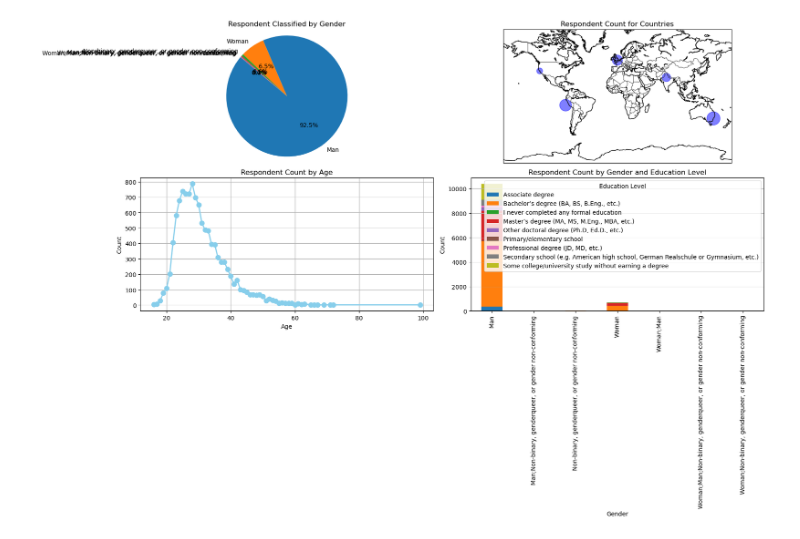
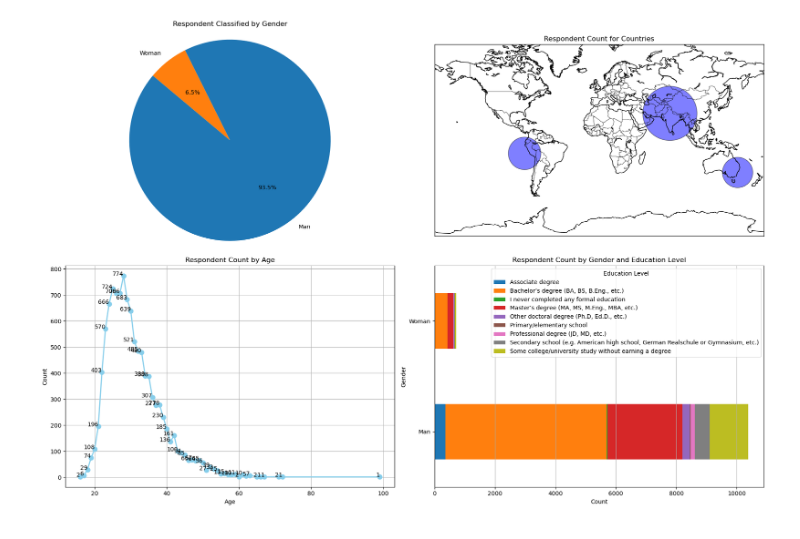
Before and after one commit to PedroGuille/python_exam, a Jupyter notebook: examen.ipynb, the cells around one changed output. Cells and saved outputs as stored; diff of their text form; code cells hidden in the pictures.

```diff
--- a/examen.ipynb
+++ b/examen.ipynb
@@ -122,14 +160,39 @@ plt.show()
 # %%
+import pandas as pd
+import matplotlib.pyplot as plt
+import numpy as np
+from mpl_toolkits.basemap import Basemap
+
+# Load your data
+demographics_file = 'm5_survey_data_demographics.csv'
+df_demographics = pd.read_csv(demographics_file)
+
+# Filter data to include only 'Man' and 'Woman'
+df_demographics = df_demographics[df_demographics['Gender'].isin(['Man', 'Woman'])]
 
 # Panel 1: Respondent classified by Gender (Pie chart)
 gender_counts = df_demographics['Gender'].value_counts()
 
 # Panel 2: Respondent Count for Countries (Map chart)
-# Example data for illustration purposes
-countries = ['USA', 'India', 'UK', 'Brazil', 'Australia']
-sizes = [100, 200, 300, 400, 500]
-lats = [37.77, 28.61, 51.51, -14.24, -33.87]
-lons = [-122.42, 77.21, -0.13, -81.63, 151.21]
+# Extract country counts and their corresponding coordinates
+country_counts = df_demographics['Country'].value_counts()
+# Provide latitude and longitude for each country
+country_coords = {
+    'USA': (37.77, -122.42),
+    'India': (28.61, 77.21),
+    'UK': (51.51, -0.13),
+    'Brazil': (-14.24, -81.63),
+    'Australia': (-33.87, 151.21)
+}
+
+# Get latitude, longitude, and size for the map
+lats, lons, sizes = [], [], []
+for country, count in country_counts.items():
+    if country in country_coords:
+        lat, lon = country_coords[country]
+        lats.append(lat)
+        lons.append(lon)
+        sizes.append(count * 10)  # Scale size for better visualization
 
 # Panel 3: Respondent Count by Age (Line chart)
 age_counts = df_demographics['Age'].value_counts().sort_index()
@@ -140,36 +203,39 @@ gender_edu_counts = df_demographics.groupby(['Gender', 'EdLevel']).size().unstac
 # Create a 2x2 subplot layout
 fig, axs = plt.subplots(2, 2, figsize=(18, 12))
 
 # Panel 1: Respondent classified by Gender (Pie chart)
 axs[0, 0].pie(gender_counts, labels=gender_counts.index, autopct='%1.1f%%', startangle=140)
 axs[0, 0].set_title('Respondent Classified by Gender')
 axs[0, 0].axis('equal')  # Equal aspect ratio ensures that pie is drawn as a circle.
 
 # Panel 2: Respondent Count for Countries (Map chart)
 axs[0, 1].set_title('Respondent Count for Countries')
 m = Basemap(projection='mill', llcrnrlat=-80, urcrnrlat=80,
             llcrnrlon=-180, urcrnrlon=180, resolution='c', ax=axs[0, 1])
 m.drawcoastlines()
 m.drawcountries()
-m.scatter(lons, lats, latlon=True, s=sizes, alpha=0.5, color='blue')
+m.scatter(lons, lats, latlon=True, s=sizes, alpha=0.5, color='blue', edgecolor='k')
 
 # Panel 3: Respondent Count by Age (Line chart)
 axs[1, 0].plot(age_counts.index, age_counts.values, marker='o', color='skyblue', linestyle='-', linewidth=2, markersize=8)
 axs[1, 0].set_title('Respondent Count by Age')
 axs[1, 0].set_xlabel('Age')
 axs[1, 0].set_ylabel('Count')
+for i, (age, count) in enumerate(age_counts.items()):
+    axs[1, 0].text(age, count, str(count), fontsize=10, ha='right')  # Show value labels
 axs[1, 0].grid(True)
 
 # Panel 4: Respondent Count by Gender, classified by Formal Education Level (Stacked bar chart)
-gender_edu_counts.plot(kind='bar', stacked=True, ax=axs[1, 1])
+# Panel 4: Respondent Count by Gender, classified by Formal Education Level (Stacked bar chart)
+gender_edu_counts.plot(kind='barh', stacked=True, ax=axs[1, 1])
 axs[1, 1].set_title('Respondent Count by Gender and Education Level')
-axs[1, 1].set_xlabel('Gender')
-axs[1, 1].set_ylabel('Count')
-axs[1, 1].grid(axis='y')
+axs[1, 1].set_xlabel('Count')
+axs[1, 1].set_ylabel('Gender')
+axs[1, 1].grid(axis='x')
 axs[1, 1].legend(title='Education Level')
 
 # Adjust layout and display the plot
 plt.tight_layout()
 plt.show()
 # %% [output]
-[figure, old version]
+[figure, new version]
```
Also changed, not shown: parts of 4 cells of this notebook.
